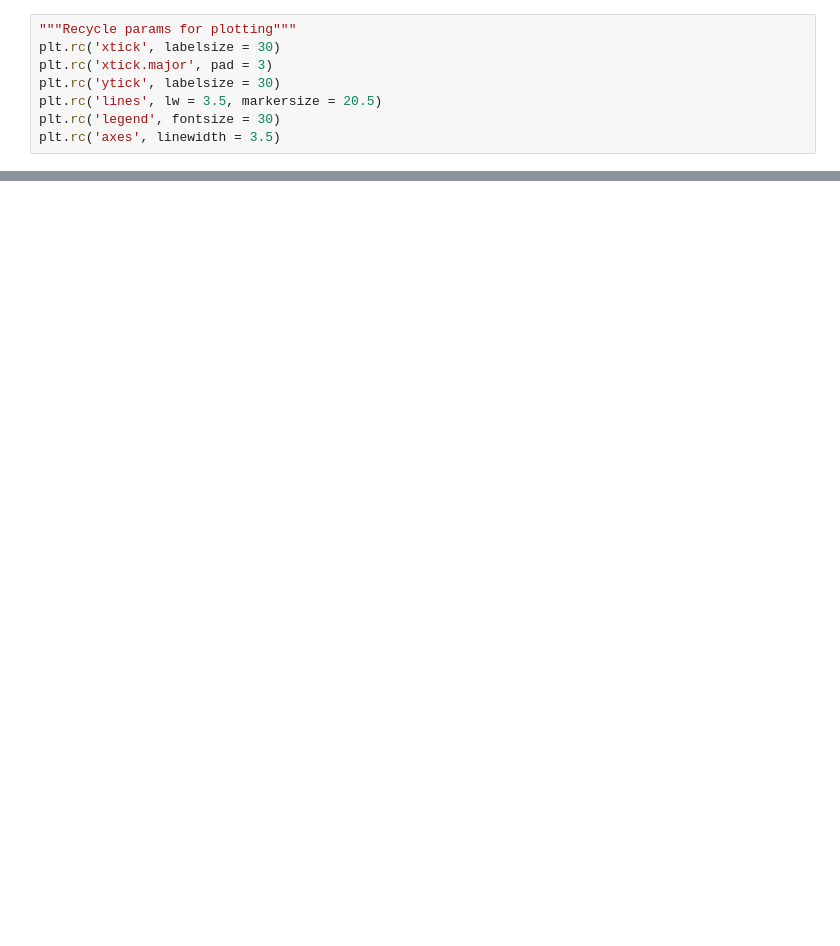
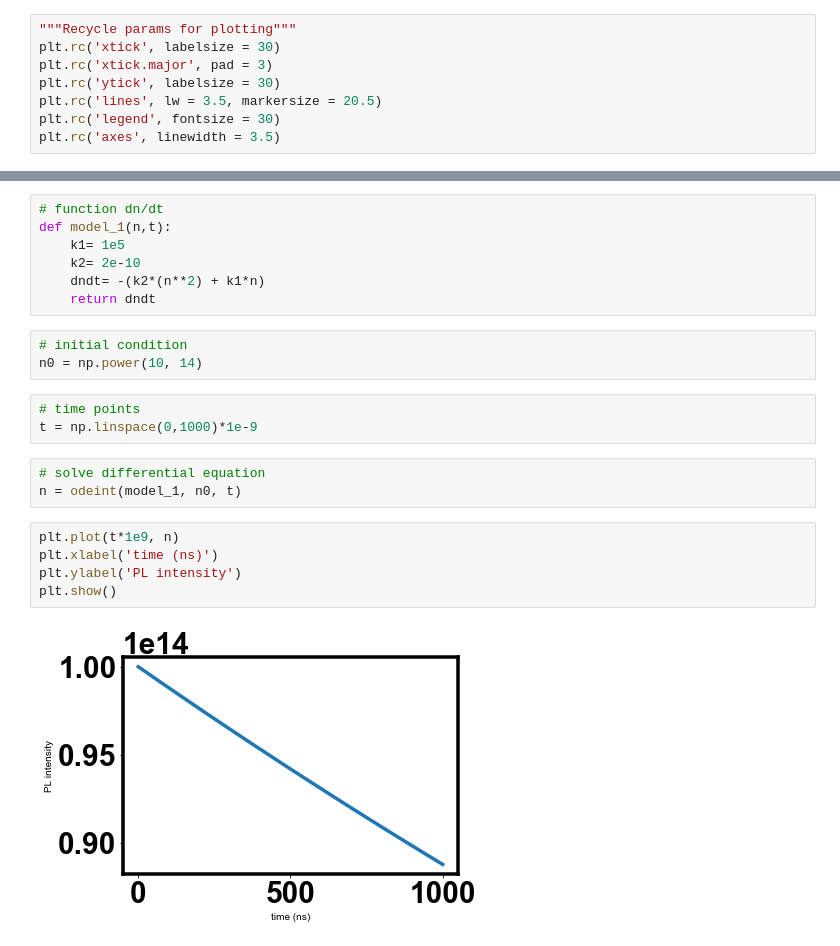
Before and after one commit to mtaddei94/TimeResolvedPL, a Jupyter notebook: PL_Intensity.ipynb, the cells around one changed output, grey strips where cells are left out. Cells and saved outputs as stored; diff of their text form; blank space fills up the shorter version.

Commit message:
updated continuity eq functions with different distribution of k1

```diff
--- a/PL_Intensity.ipynb
+++ b/PL_Intensity.ipynb
@@ -118,0 +24,23 @@ plt.show()
+# %%
+# function dn/dt
+def model_1(n,t):
+    k1= 1e5
+    k2= 2e-10
+    dndt= -(k2*(n**2) + k1*n)
+    return dndt
+# %%
+# initial condition
+n0 = np.power(10, 14)
+# %%
+# time points
+t = np.linspace(0,1000)*1e-9
+# %%
+# solve differential equation
+n = odeint(model_1, n0, t)
+# %%
+plt.plot(t*1e9, n)
+plt.xlabel('time (ns)')
+plt.ylabel('PL intensity')
+plt.show()
+# %% [output]
+[figure, added]
```
Also changed, not shown: parts of 47 cells of this notebook.
